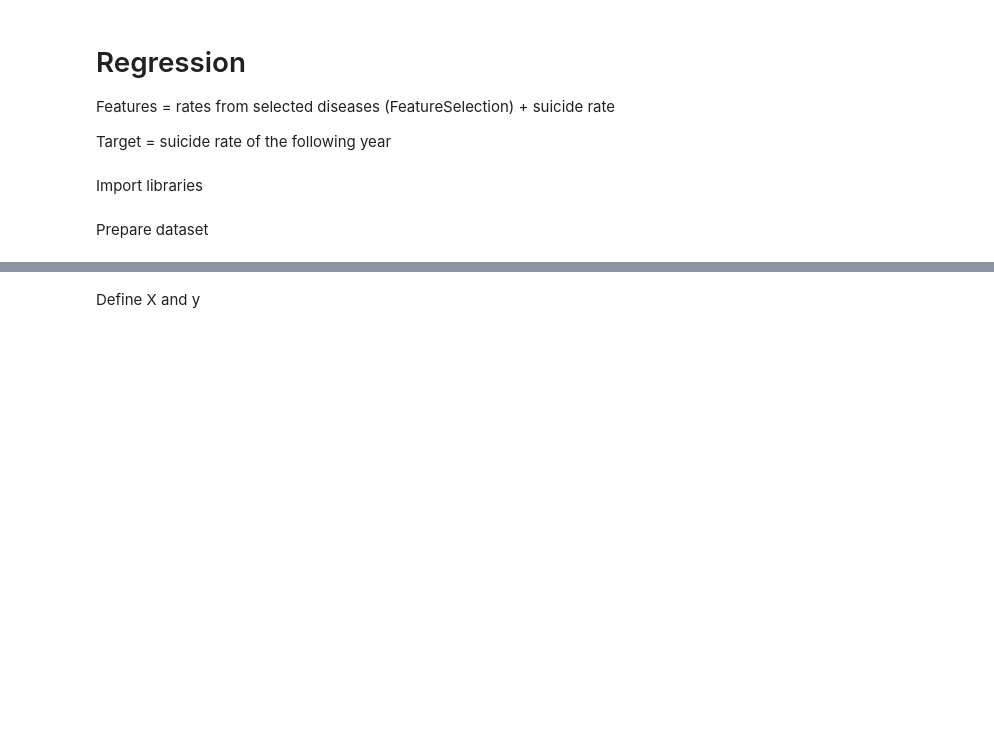
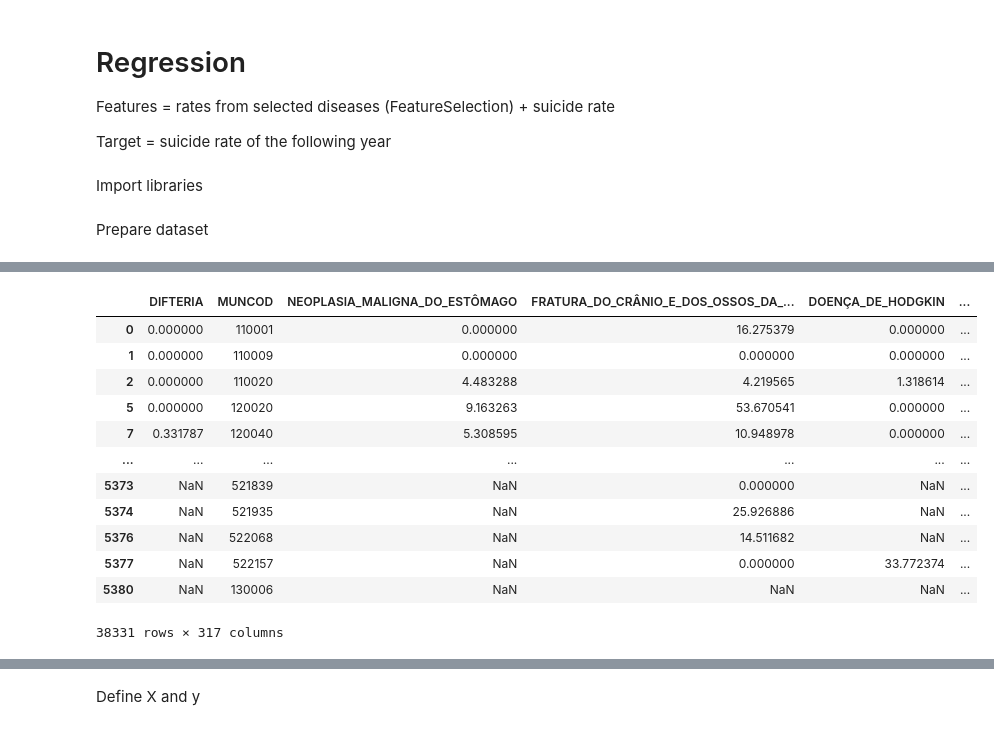
Before and after one commit to pypas/suicities-datasus, a Jupyter notebook: Models/Regression/regression_with_feature_selection_v2.ipynb, the cells around one changed output, grey strips where cells are left out. Cells and saved outputs as stored; diff of their text form; code cells hidden in the pictures; blank space fills up the shorter version.

```diff
--- a/Models/Regression/regression_with_feature_selection_v2.ipynb
+++ b/Models/Regression/regression_with_feature_selection_v2.ipynb
@@ -12,6 +12,34 @@ from sklearn import metrics
 from sklearn.ensemble import RandomForestRegressor
 import glob
 root = "../../"
+# %%
+dict_uf_cod = {11: 'RO',
+12: 'AC',
+13: 'AM',
+14: 'RR',
+15: 'PA',
+16: 'AP',
+17: 'TO',
+21: 'MA',
+22: 'PI',
+23: 'CE',
+24: 'RN',
+25: 'PB',
+26: 'PE',
+27: 'AL',
+28: 'SE',
+29: 'BA',
+31: 'MG',
+32: 'ES',
+33: 'RJ',
+35: 'SP',
+41: 'PR',
+42: 'SC',
+43: 'RS',
+50: 'MS',
+51: 'MT',
+52: 'GO',
+53: 'DF'}
 # %% [markdown]
 Prepare dataset
 # %%
@@ -62,0 +96,19 @@ final_df
+# %%
+final_df['UF'] = final_df['MUNCOD'] / 10000
+final_df['UF'] = final_df['UF'].astype(int)
+final_df['UF'].replace(dict_uf_cod, inplace=True)
+final_df
+# %% [output]
+|  | DIFTERIA | MUNCOD | NEOPLASIA_MALIGNA_DO_ESTÔMAGO | FRATURA_DO_CRÂNIO_E_DOS_OSSOS_DA_... | DOENÇA_DE_HODGKIN | ... |
+| 0 | 0.000000 | 110001 | 0.000000 | 16.275379 | 0.000000 | ... |
+| 1 | 0.000000 | 110009 | 0.000000 | 0.000000 | 0.000000 | ... |
+| 2 | 0.000000 | 110020 | 4.483288 | 4.219565 | 1.318614 | ... |
+| 5 | 0.000000 | 120020 | 9.163263 | 53.670541 | 0.000000 | ... |
+| 7 | 0.331787 | 120040 | 5.308595 | 10.948978 | 0.000000 | ... |
+| ... | ... | ... | ... | ... | ... | ... |
+| 5373 | NaN | 521839 | NaN | 0.000000 | NaN | ... |
+| 5374 | NaN | 521935 | NaN | 25.926886 | NaN | ... |
+| 5376 | NaN | 522068 | NaN | 14.511682 | NaN | ... |
+| 5377 | NaN | 522157 | NaN | 0.000000 | 33.772374 | ... |
+| 5380 | NaN | 130006 | NaN | NaN | NaN | ... |
+38331 rows × 317 columns
```
Also changed, not shown: parts of 19 cells of this notebook.
